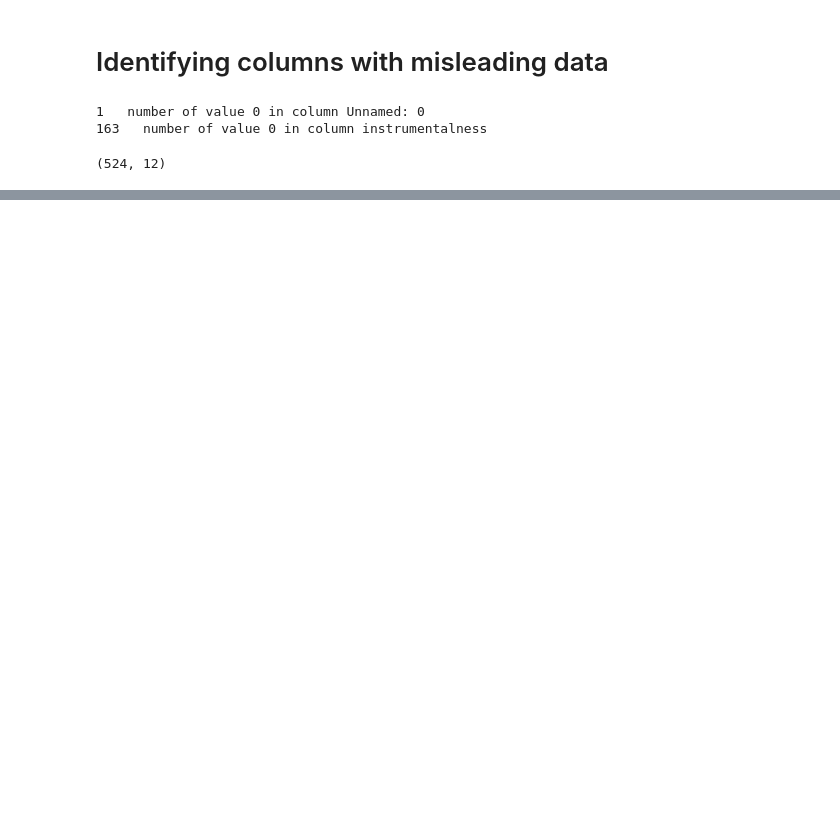
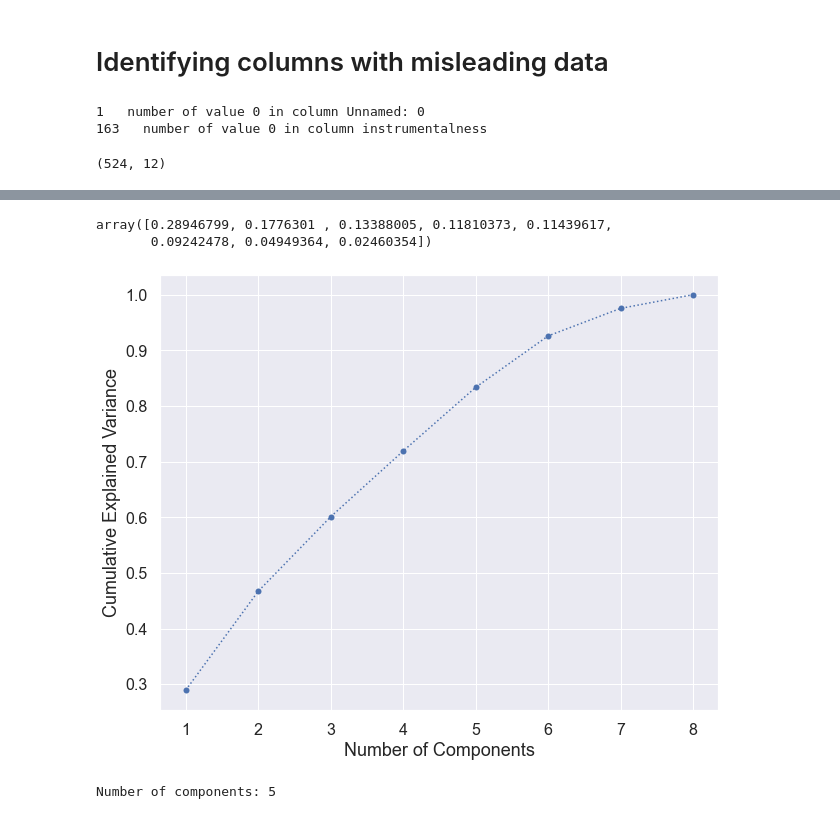
Before and after one commit to MoGGit/Spotify-Audio-Clustring, a Jupyter notebook: Music-clustring.ipynb, the cells around one changed output, grey strips where cells are left out. Saved outputs shown, nothing was run; the diff lists cells and outputs as text; code cells hidden in the pictures; blank space fills up the shorter version.

```diff
--- a/Music-clustring.ipynb
+++ b/Music-clustring.ipynb
@@ -129,0 +123,5 @@ object
+# %%
+non_features = ['name', 'artist', 'track_URI', 'playlist']
+track_info = sp_df[non_features]
+df_X = sp_df.drop(columns=non_features)
+df_X.head()
@@ -129,0 +135,34 @@ object
+# %%
+scaler = StandardScaler()
+sp_df_std = scaler.fit_transform(df_X)
+# %%
+pca = PCA()
+pca.fit(sp_df_std);
+# %%
+d_var = pca.explained_variance_ratio_
+d_var
+# %% [output]
+array([0.28946799, 0.1776301 , 0.13388005, 0.11810373, 0.11439617,
+       0.09242478, 0.04949364, 0.02460354])
+# %%
+fig = plt.figure(figsize=(10,8))
+plt.plot(range(1, len(df_X.columns)+1), d_var.cumsum(), marker='o', linestyle=':')
+plt.xlabel('Number of Components', fontsize=18)
+plt.ylabel('Cumulative Explained Variance',fontsize=18)
+plt.xticks(fontsize=16)
+plt.yticks(fontsize=16)
+#fig = plt.savefig("./visualizations/cumulative_variance_plot.png")
+plt.show()
+# %% [output]
+[figure, added]
+# %%
+for i, exp_var in enumerate(d_var.cumsum()):
+    if exp_var >= 0.8:
+        n_comps = i + 1
+        break
+print("Number of components:", n_comps)
+pca = PCA(n_components=n_comps)
+pca.fit(sp_df_std)
+scores_pca = pca.transform(sp_df_std)
+# %% [output]
+Number of components: 5
```
Also changed, not shown: parts of 23 cells of this notebook, 2 other files.
